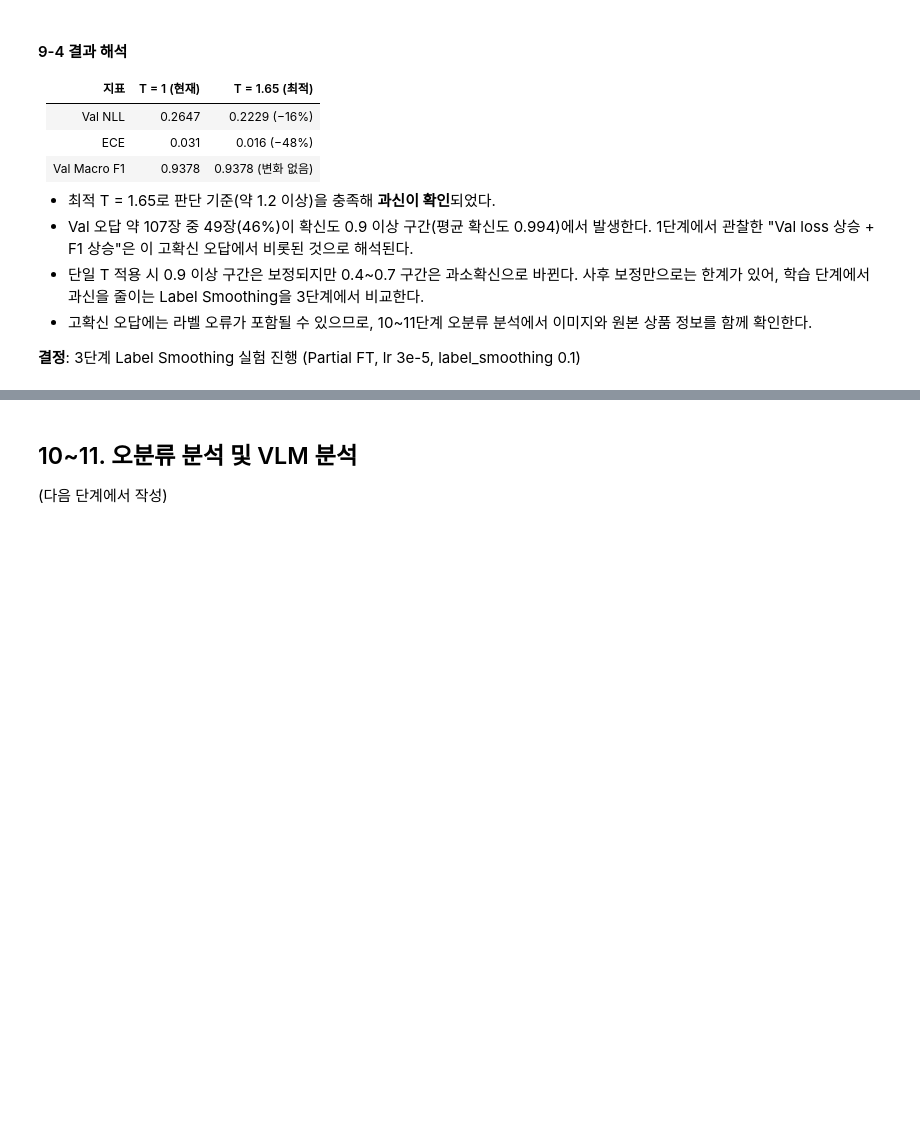
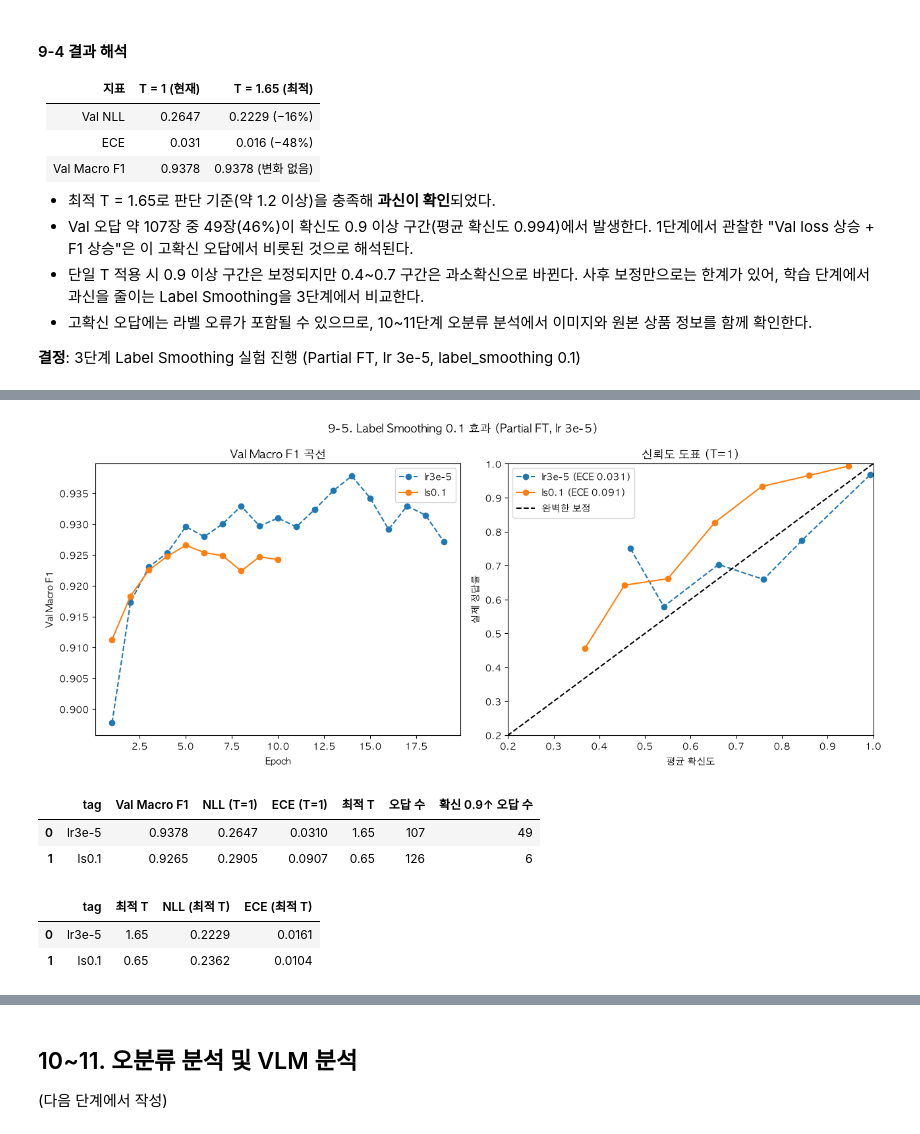
Before and after one commit to ehdwls1452/CV_Project_2, a Jupyter notebook: notebooks/03_modeling.ipynb, the cells around one changed output, grey strips where cells are left out. Drawn from its saved outputs; the diff is of its cells as text; code cells hidden in the pictures; blank space fills up the shorter version.

Commit message:
9-5 Label Smoothing 결과 해석: 과소확신(최적 T 0.65), 보정 후 NLL도 기준 모델 우위 → lr3e-5 유지

```diff
--- a/notebooks/03_modeling.ipynb
+++ b/notebooks/03_modeling.ipynb
@@ -706,0 +781,72 @@ plt.show()
+# %%
+# ===== 9-5-3. lr3e-5 vs ls0.1: 같은 기준(일반 NLL, ECE, 최적 T)으로 비교 =====
+def get_val_logits(path):
+    m = build_model("partial_ft").to(device)
+    m.load_state_dict(torch.load(path, map_location=device))
+    m.eval()
+    outs = []
+    with torch.no_grad():
+        for x, _ in loaders["val"]:
+            outs.append(m(x.to(device)).cpu())
+    del m
+    return torch.cat(outs)
+
+rows, tabs = [], {}
+for tag in ["lr3e-5", "ls0.1"]:
+    lg = get_val_logits(MODEL_DIR / f"{tag}_partial_ft.pt")
+    nll_t = [F.cross_entropy(lg / t, val_labels).item() for t in Ts]
+    bT = float(Ts[int(np.argmin(nll_t))])
+    tab, ece = calibration_table(lg, val_labels, T=1.0)
+    conf, pred = lg.softmax(1).max(1)
+    tabs[tag] = (tab, ece)
+    rows.append({"tag": tag,
+                 "Val Macro F1": round(f1_score(val_labels.numpy(), pred.numpy(), average="macro"), 4),
+                 "NLL (T=1)": round(F.cross_entropy(lg, val_labels).item(), 4),
+                 "ECE (T=1)": round(ece, 4),
+                 "최적 T": bT,
+                 "오답 수": int((pred != val_labels).sum()),
+                 "확신 0.9↑ 오답 수": int(((pred != val_labels) & (conf > 0.9)).sum())})
+
+ls_compare = pd.DataFrame(rows)
+ls_compare.to_csv(RESULT_DIR / "compare_label_smoothing.csv", index=False)
+
+# 그래프: Val F1 곡선 + 신뢰도 도표(T=1)
+fig, axes = plt.subplots(1, 2, figsize=(13, 5.5))
+for tag, style in [("lr3e-5", "--"), ("ls0.1", "-")]:
+    h = pd.read_csv(RESULT_DIR / f"history_{tag}_partial_ft.csv")
+    axes[0].plot(h["epoch"], h["val_macro_f1"], style, marker="o", label=tag)
+    tab, ece = tabs[tag]
+    axes[1].plot(tab["평균 확신도"], tab["정답률"], style, marker="o", label=f"{tag} (ECE {ece:.3f})")
+axes[0].set_xlabel("Epoch"); axes[0].set_ylabel("Val Macro F1"); axes[0].set_title("Val Macro F1 곡선"); axes[0].legend()
+axes[1].plot([0, 1], [0, 1], "k--", label="완벽한 보정")
+axes[1].set_xlim(0.2, 1.0); axes[1].set_ylim(0.2, 1.0)
+axes[1].set_xlabel("평균 확신도"); axes[1].set_ylabel("실제 정답률"); axes[1].set_title("신뢰도 도표 (T=1)"); axes[1].legend()
+plt.suptitle("9-5. Label Smoothing 0.1 효과 (Partial FT, lr 3e-5)")
+plt.tight_layout()
+plt.savefig(FIG_DIR / "09_label_smoothing.png", dpi=150, bbox_inches="tight")
+plt.show()
+
+ls_compare
+# %% [output]
+[figure, added]
+|  | tag | Val Macro F1 | NLL (T=1) | ECE (T=1) | 최적 T | 오답 수 | 확신 0.9↑ 오답 수 |
+| 0 | lr3e-5 | 0.9378 | 0.2647 | 0.0310 | 1.65 | 107 | 49 |
+| 1 | ls0.1 | 0.9265 | 0.2905 | 0.0907 | 0.65 | 126 | 6 |
+# %%
+# ===== 9-5-4. 각자 최적 T로 보정한 뒤 비교 (공정 비교) =====
+fair_rows = []
+for tag in ["lr3e-5", "ls0.1"]:
+    lg = get_val_logits(MODEL_DIR / f"{tag}_partial_ft.pt")
+    nll_t = [F.cross_entropy(lg / t, val_labels).item() for t in Ts]
+    bT = float(Ts[int(np.argmin(nll_t))])
+    _, ece_bT = calibration_table(lg, val_labels, T=bT)
+    fair_rows.append({"tag": tag, "최적 T": bT,
+                      "NLL (최적 T)": round(min(nll_t), 4),
+                      "ECE (최적 T)": round(ece_bT, 4)})
+ls_fair = pd.DataFrame(fair_rows)
+ls_fair.to_csv(RESULT_DIR / "compare_label_smoothing_calibrated.csv", index=False)
+ls_fair
+# %% [output]
+|  | tag | 최적 T | NLL (최적 T) | ECE (최적 T) |
+| 0 | lr3e-5 | 1.65 | 0.2229 | 0.0161 |
+| 1 | ls0.1 | 0.65 | 0.2362 | 0.0104 |
```
Also changed, not shown: parts of 4 cells of this notebook, 7 other files.
